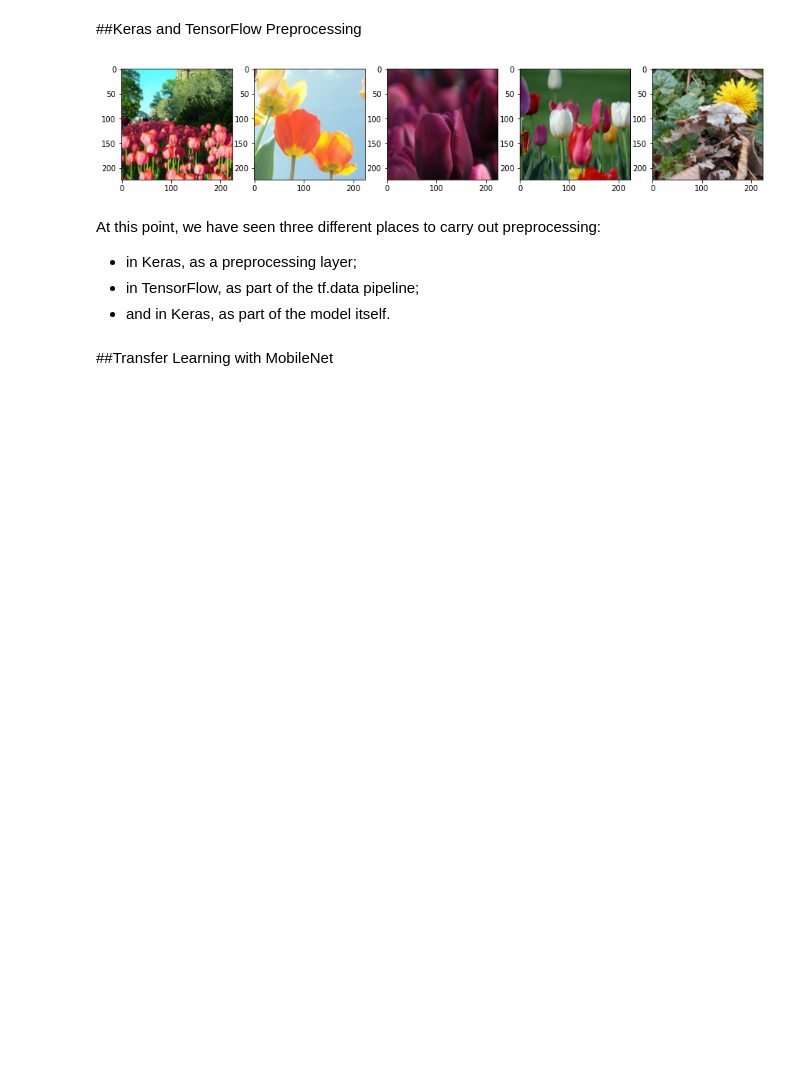
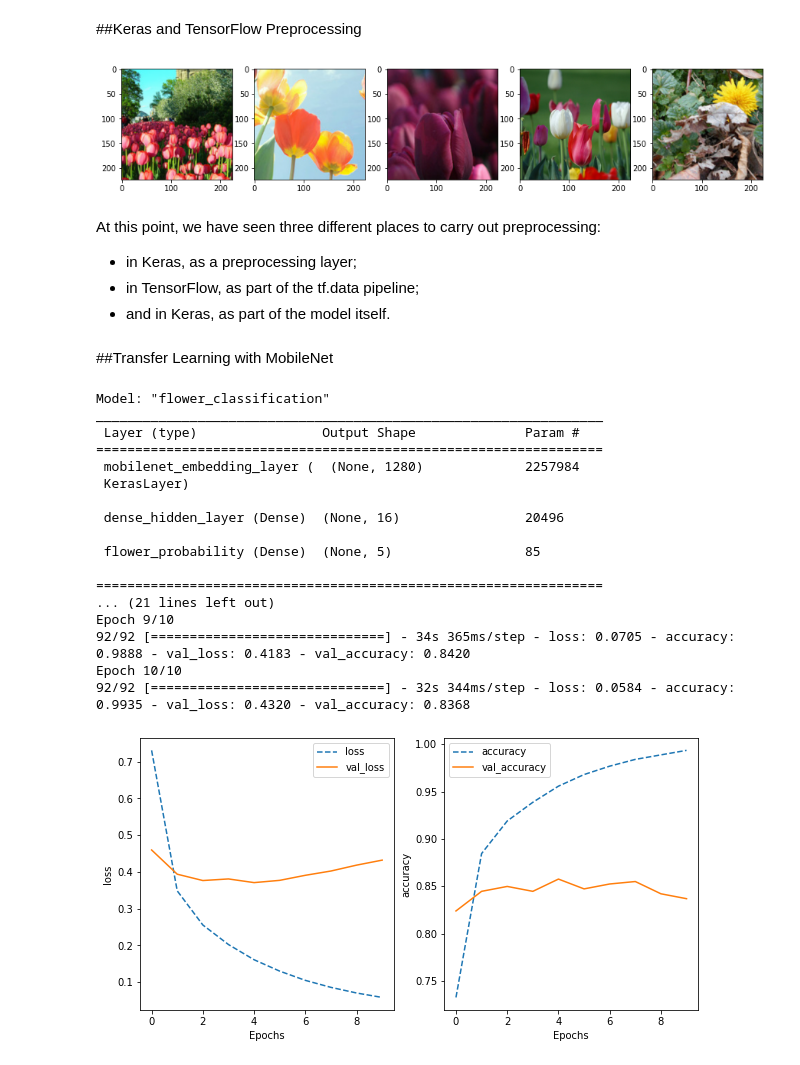
Before and after one commit to rahiakela/computer-vision-research-and-practice, a Jupyter notebook: practical-machine-learning-for-computer-vision/06-image-preprocessing/01_image_size_and_resolution.ipynb, the cells around one changed output. Drawn from its saved outputs; the diff is of its cells as text; code cells hidden in the pictures; blank space fills up the shorter version.

```diff
--- a/practical-machine-learning-for-computer-vision/06-image-preprocessing/01_image_size_and_resolution.ipynb
+++ b/practical-machine-learning-for-computer-vision/06-image-preprocessing/01_image_size_and_resolution.ipynb
@@ -149,0 +233,21 @@ At this point, we have seen three different places to carry out preprocessing:
+# %%
+model = train_and_evaluate()
+# %% [output]
+Model: "flower_classification"
+_________________________________________________________________
+ Layer (type)                Output Shape              Param #
+=================================================================
+ mobilenet_embedding_layer (  (None, 1280)             2257984
+ KerasLayer)
+
+ dense_hidden_layer (Dense)  (None, 16)                20496
+
+ flower_probability (Dense)  (None, 5)                 85
+
+=================================================================
+... (21 lines left out)
+Epoch 9/10
+92/92 [==============================] - 34s 365ms/step - loss: 0.0705 - accuracy: 0.9888 - val_loss: 0.4183 - val_accuracy: 0.8420
+Epoch 10/10
+92/92 [==============================] - 32s 344ms/step - loss: 0.0584 - accuracy: 0.9935 - val_loss: 0.4320 - val_accuracy: 0.8368
+[figure, added]
```
Also changed, not shown: parts of 6 cells of this notebook.
